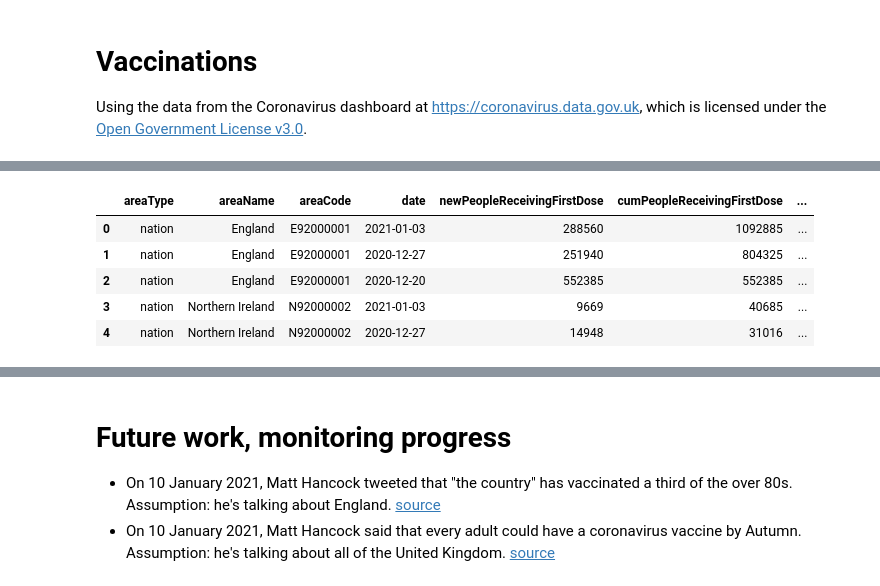
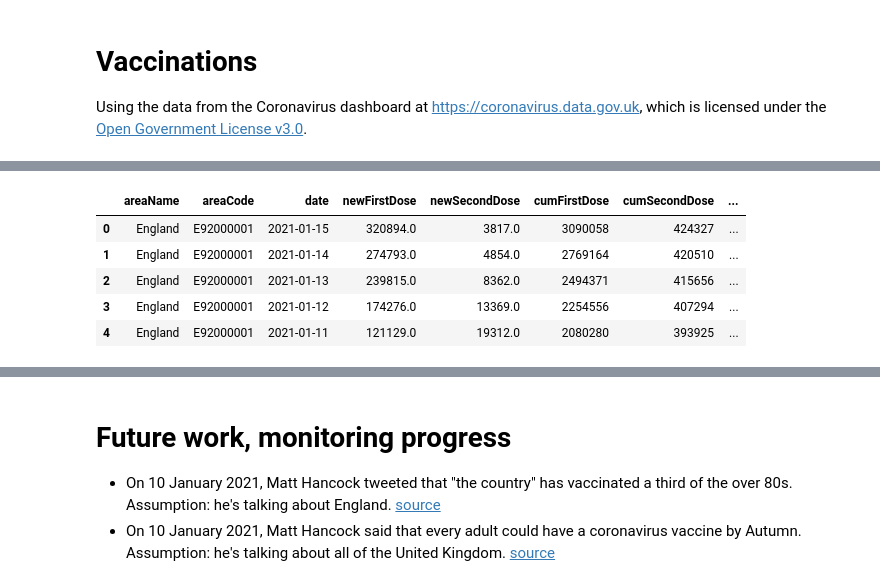
Before and after one commit to canwaf/scrapbook, a Jupyter notebook: coronavirus/vaccine_rollout.ipynb, the cells around one changed output, grey strips where cells are left out. Cells and saved outputs as stored; diff of their text form; code cells hidden in the pictures.

```diff
--- a/coronavirus/vaccine_rollout.ipynb
+++ b/coronavirus/vaccine_rollout.ipynb
@@ -85,3 +90,13 @@ pop['t_19_adults'] = pop[adults_colnms].sum(axis=1).astype(int)
 # %% [markdown]
 # Vaccinations
 Using the data from the Coronavirus dashboard at https://coronavirus.data.gov.uk, which is licensed under the [Open Government License v3.0](https://www.nationalarchives.gov.uk/doc/open-government-licence/version/3/).
+# %%
+rename = {'newPeopleVaccinatedSecondDoseByPublishDate': 'newSecondDose',
+          'newPeopleVaccinatedFirstDoseByPublishDate': 'newFirstDose',
+          'cumPeopleVaccinatedFirstDoseByPublishDate': 'cumFirstDose',
+          'cumPeopleVaccinatedSecondDoseByPublishDate': 'cumSecondDose',
+          'weeklyPeopleVaccinatedFirstDoseByVaccinationDate': 'newFirstDose',
+          'weeklyPeopleVaccinatedSecondDoseByVaccinationDate': 'newSecondDose',
+          'cumPeopleVaccinatedFirstDoseByVaccinationDate': 'cumFirstDose',
+          'cumPeopleVaccinatedSecondDoseByVaccinationDate': 'cumSecondDose',
+          't_19_adults': 'popMid2019adults'}
@@ -102,12 +152,15 @@ vac.head()
 # %%
-# Merge dataframes and drop duplicate column
-df = vac.merge(pop[['t_19_adults', 'geogcode']], how='inner', left_on='areaCode', right_on='geogcode')
-df.drop(['geogcode'], axis=1, inplace=True)
-df.head()
+# Bring in population data and drop duplicate column
+daydf = dayvac.merge(pop[['t_19_adults', 'geogcode']], how='inner', left_on='areaCode', right_on='geogcode')
+daydf.drop(['geogcode','areaType'], axis=1, inplace=True)
+daydf = daydf.rename(rename, axis=1)
+# Labelling actuals
+daydf['Marker'], daydf['Period'] = 'Actual', 'Day'
+daydf.head()
 # %% [output]
-|  | areaType | areaName | areaCode | date | newPeopleReceivingFirstDose | cumPeopleReceivingFirstDose | ... |
-| 0 | nation | England | E92000001 | 2021-01-03 | 288560 | 1092885 | ... |
-| 1 | nation | England | E92000001 | 2020-12-27 | 251940 | 804325 | ... |
-| 2 | nation | England | E92000001 | 2020-12-20 | 552385 | 552385 | ... |
-| 3 | nation | Northern Ireland | N92000002 | 2021-01-03 | 9669 | 40685 | ... |
-| 4 | nation | Northern Ireland | N92000002 | 2020-12-27 | 14948 | 31016 | ... |
+|  | areaName | areaCode | date | newFirstDose | newSecondDose | cumFirstDose | cumSecondDose | ... |
+| 0 | England | E92000001 | 2021-01-15 | 320894.0 | 3817.0 | 3090058 | 424327 | ... |
+| 1 | England | E92000001 | 2021-01-14 | 274793.0 | 4854.0 | 2769164 | 420510 | ... |
+| 2 | England | E92000001 | 2021-01-13 | 239815.0 | 8362.0 | 2494371 | 415656 | ... |
+| 3 | England | E92000001 | 2021-01-12 | 174276.0 | 13369.0 | 2254556 | 407294 | ... |
+| 4 | England | E92000001 | 2021-01-11 | 121129.0 | 19312.0 | 2080280 | 393925 | ... |
```
Also changed, not shown: parts of 26 cells of this notebook.
